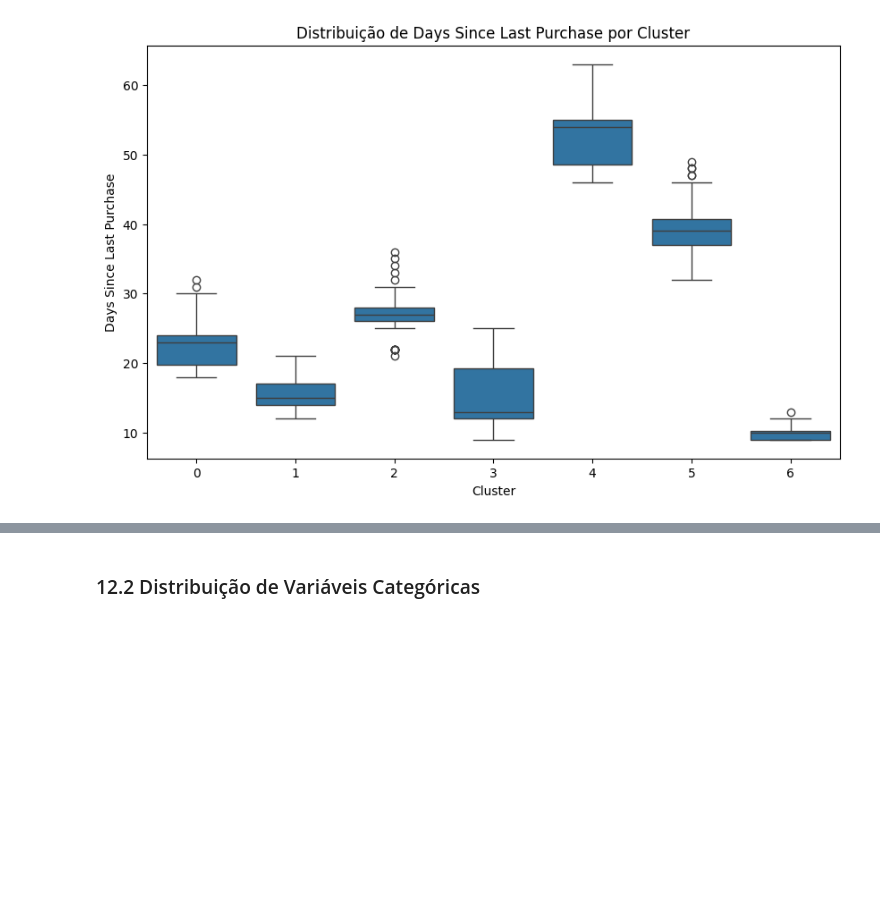
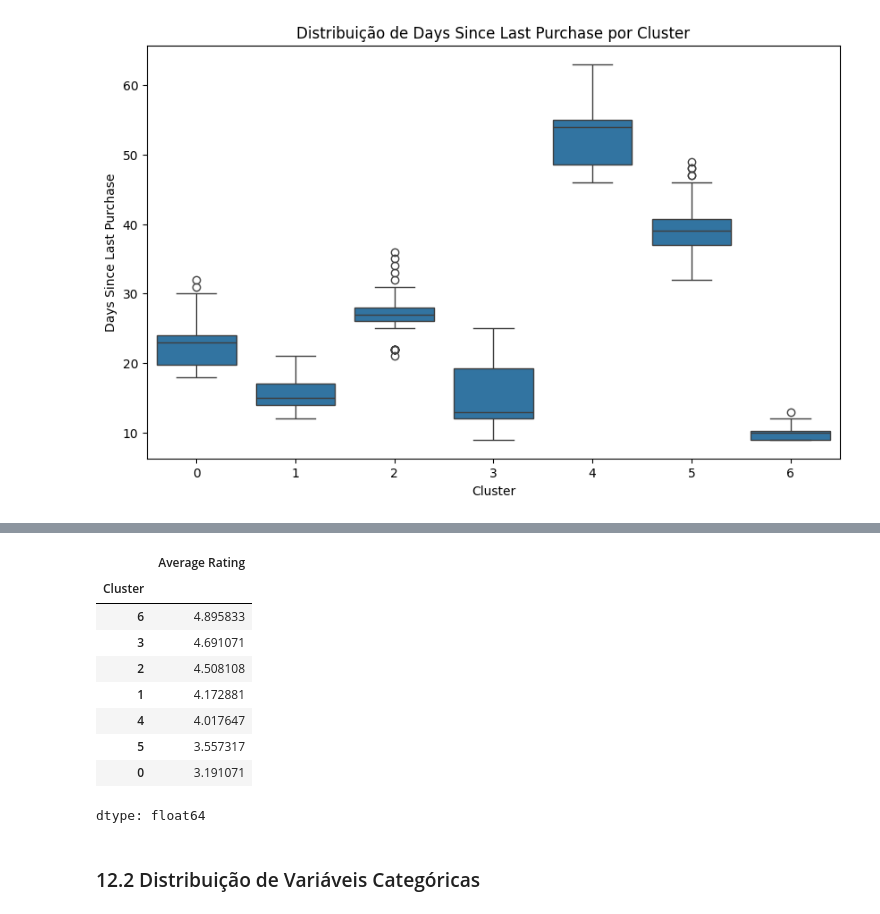
Before and after one commit to HammadN98/Segmentacao_de_Clientes_para_E-commerce, a Jupyter notebook: notebooks/E_commerce_behavior.ipynb, the cells around one changed output, grey strips where cells are left out. Cells and saved outputs as stored; diff of their text form; code cells hidden in the pictures; blank space fills up the shorter version.

Commit message:
Analisew de Items Purchased e Average Rating X cluster

```diff
--- a/notebooks/E_commerce_behavior.ipynb
+++ b/notebooks/E_commerce_behavior.ipynb
@@ -720,3 +731,16 @@ Item Purchased
+# %%
+dados_backup['Average Rating'].groupby(dados_backup['Cluster']).mean().sort_values(ascending=False)
+# %% [output]
+|  | Average Rating |
+| Cluster |  |
+| 6 | 4.895833 |
+| 3 | 4.691071 |
+| 2 | 4.508108 |
+| 1 | 4.172881 |
+| 4 | 4.017647 |
+| 5 | 3.557317 |
+| 0 | 3.191071 |
+dtype: float64
 # %% [markdown]
 ### 12.2 Distribuição de Variáveis Categóricas
 # %%
```
Also changed, not shown: parts of 1 cell of this notebook.
